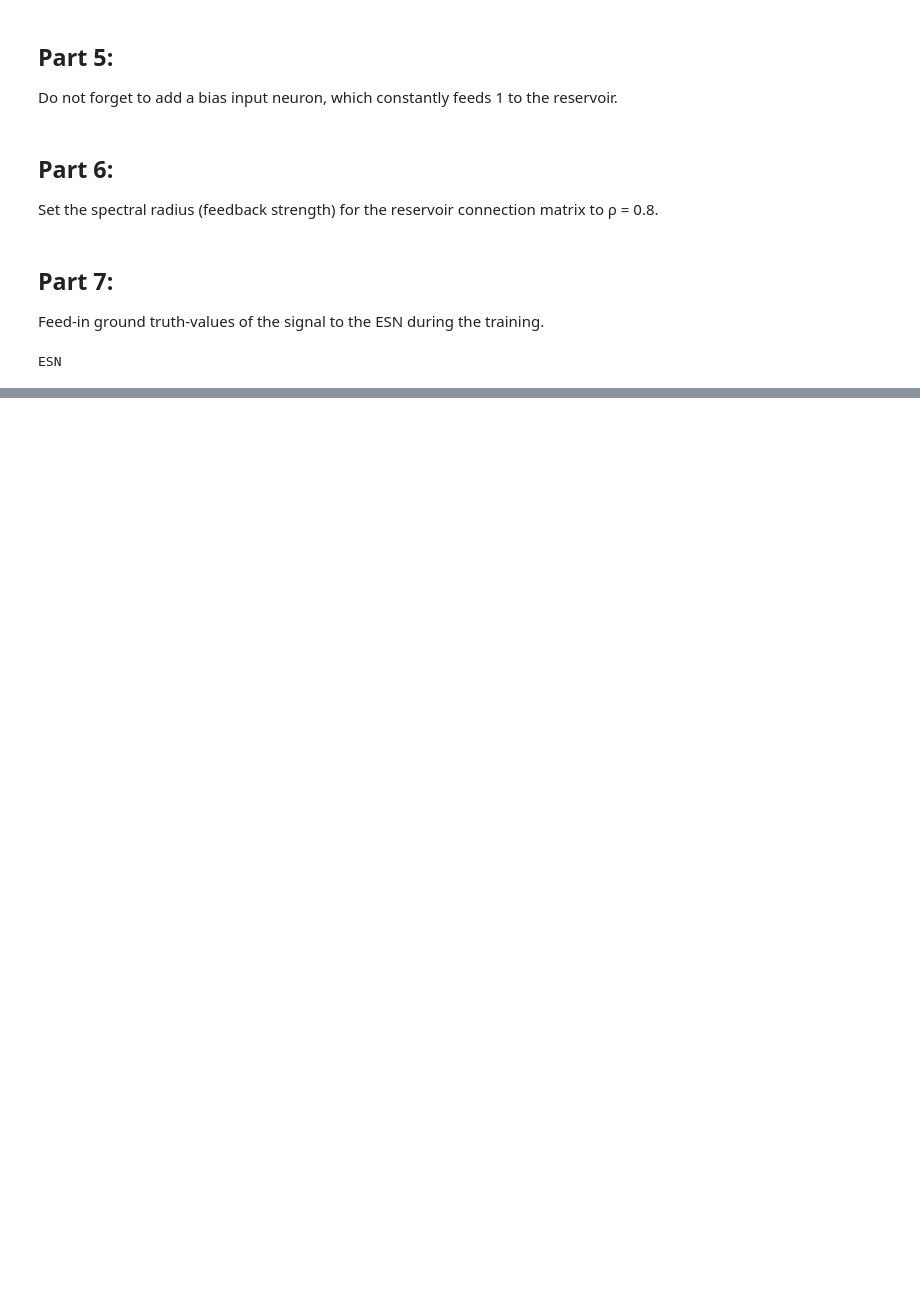
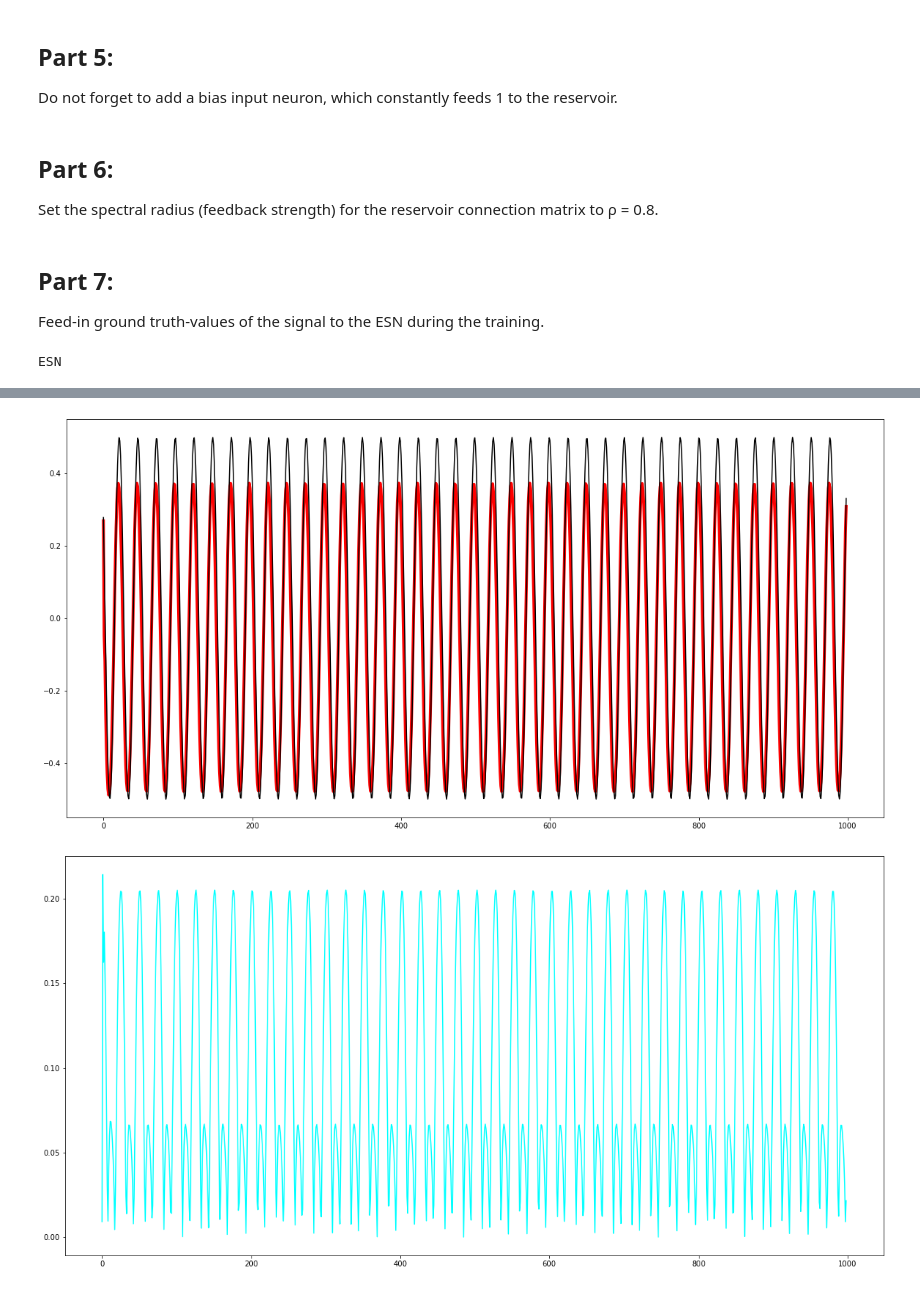
Before and after one commit to Alepes-8/D7041E, a Jupyter notebook: lab3/lab3_part3.ipynb, the cells around one changed output, grey strips where cells are left out. Drawn from its saved outputs; the diff is of its cells as text; code cells hidden in the pictures; blank space fills up the shorter version.

```diff
--- a/lab3/lab3_part3.ipynb
+++ b/lab3/lab3_part3.ipynb
@@ -107,27 +104,30 @@ Part 6:
 Set the spectral radius (feedback strength) for the reservoir connection matrix to ρ = 0.8.
 # %%
 spectralRadius  = 0.8
-vall = np.abs(np.linalg.eigvals(W))
-W_res = W/(max(vall))*spectralRadius
+eg_val1 = np.abs(np.linalg.eigvals(W_res))
+W_res = W_res/(max(eg_val1))*spectralRadius
 # %% [markdown]
 Part 7:
 ----------
 Feed-in ground truth-values of the signal to the ESN during the training.
+# %%
+def tanh(x):
+    return np.tanh(x).real
 # %%
 def training(training_set):
     W_in = 0
     W_out = 0
     x =  0
     y = 0
-    return (W_in,W_out, x, y)
 
-def ESN(test_Data, W_in,W_out, x, y):
+
+def ESN(test_Data):
 
     print("ESN")
 
 
-W_in,W_out, x, y = training(train_Data)
-ESN(test_Data, W_in,W_out, x, y)    # page 5 in catagori 3.2.4
+training(train_Data)
+ESN(test_Data)    # page 5 in catagori 3.2.4
 # %% [output]
 ESN
 # %% [markdown]
@@ -190,0 +333,21 @@ ValueError: operands could not be broadcast together with shapes (1000,) (2,)
+# %%
+def plot_graph(target, output, output_color='black', target_color='red'):
+    plt.subplots(figsize=(20,10))
+    plt.plot(target, color=target_color, linewidth=4)
+    plt.plot(output, color=output_color, linewidth=1.5)
+    plt.show()
+
+def error_graph(target, output, error_color='cyan', figsize=(20,10)):
+    plt.subplots(figsize=figsize)
+
+    error = np.abs(output - target)
+    plt.plot(error, color=error_color)
+
+    plt.show()
+# %%
+y_mean = np.mean(np.array(y_tot), axis=0)
+plot_graph(y_mean, test_Data[:len(test_Data)-1])
+error_graph(y_mean.flatten(), test_Data[:len(test_Data)-1])
+# %% [output]
+[figure, added]
+[figure, added]
```
Also changed, not shown: parts of 8 cells of this notebook.
